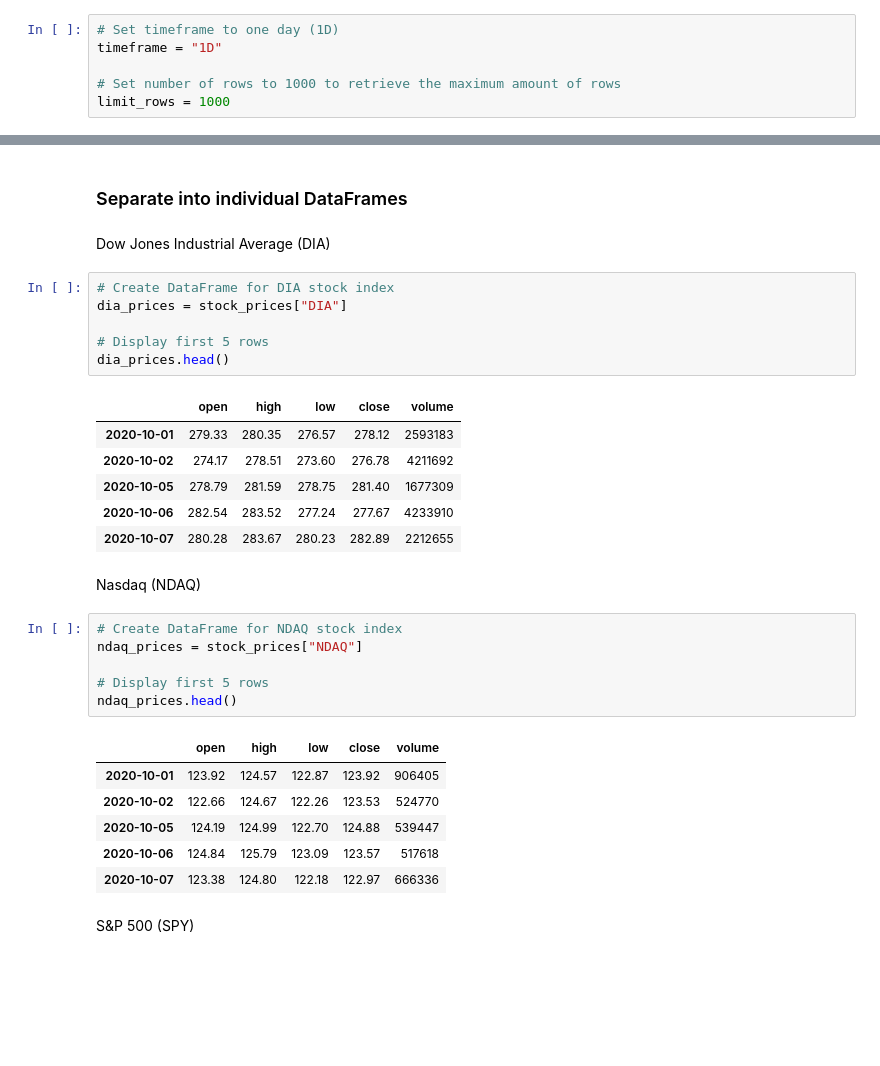
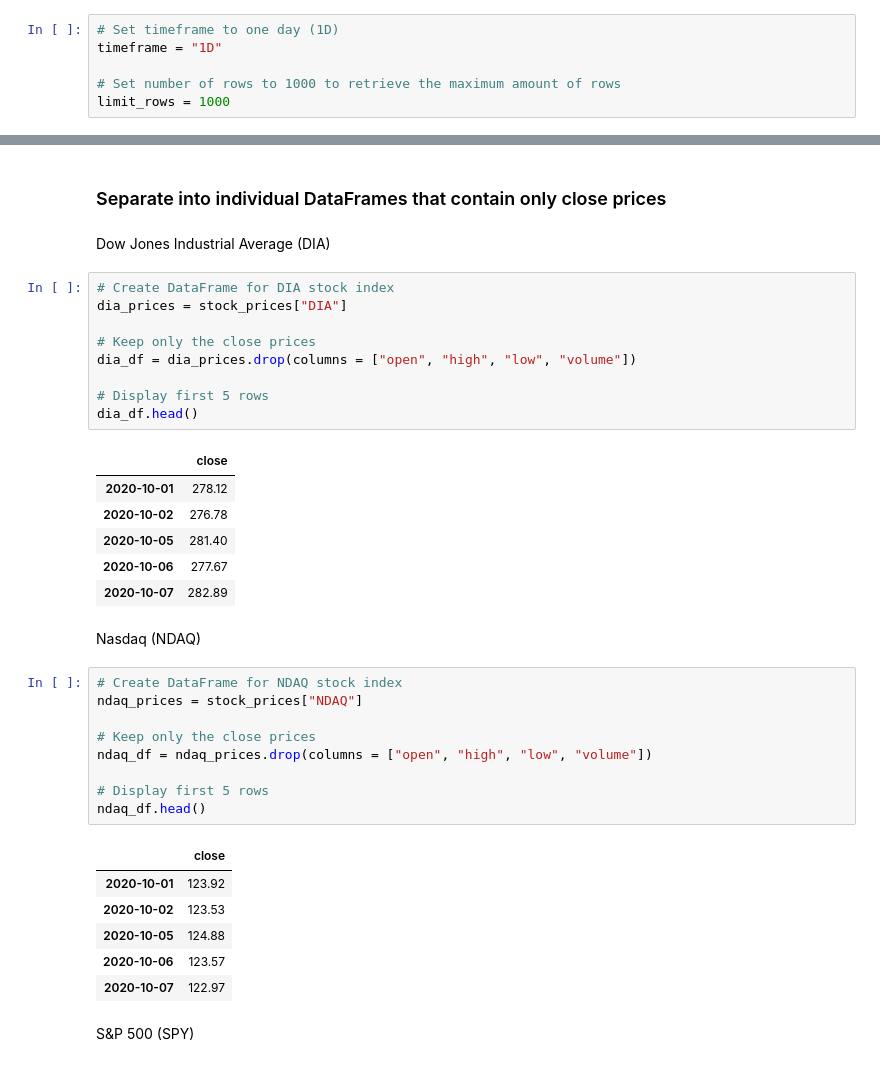
Before and after one commit to elliotlozano/bollinger_band_trading_algo, a Jupyter notebook: stock_data.ipynb, the cells around one changed output, grey strips where cells are left out. Cells and saved outputs as stored; diff of their text form; blank space fills up the shorter version.

```diff
--- a/stock_data.ipynb
+++ b/stock_data.ipynb
@@ -84,37 +86,43 @@ display(stock_prices.tail())
 | 2021-09-30 | 345.08 | 345.44 | 338.11 | 338.28 | 7371559 | 195.10 | 197.334 | 192.92 | 193.020 | 848464 | 436.02 | ... |
 | 2021-10-01 | 340.00 | 344.78 | 337.68 | 343.19 | 5920343 | 194.05 | 194.750 | 190.66 | 193.840 | 670129 | 430.98 | ... |
 # %% [markdown]
-### Separate into individual DataFrames
+### Separate into individual DataFrames that contain only close prices
 # %% [markdown]
 Dow Jones Industrial Average (DIA)
 # %%
 # Create DataFrame for DIA stock index
 dia_prices = stock_prices["DIA"]
 
+# Keep only the close prices
+dia_df = dia_prices.drop(columns = ["open", "high", "low", "volume"])
+
 # Display first 5 rows
-dia_prices.head()
+dia_df.head()
 # %% [output]
-|  | open | high | low | close | volume |
-| 2020-10-01 | 279.33 | 280.35 | 276.57 | 278.12 | 2593183 |
-| 2020-10-02 | 274.17 | 278.51 | 273.60 | 276.78 | 4211692 |
-| 2020-10-05 | 278.79 | 281.59 | 278.75 | 281.40 | 1677309 |
-| 2020-10-06 | 282.54 | 283.52 | 277.24 | 277.67 | 4233910 |
-| 2020-10-07 | 280.28 | 283.67 | 280.23 | 282.89 | 2212655 |
+|  | close |
+| 2020-10-01 | 278.12 |
+| 2020-10-02 | 276.78 |
+| 2020-10-05 | 281.40 |
+| 2020-10-06 | 277.67 |
+| 2020-10-07 | 282.89 |
 # %% [markdown]
 Nasdaq (NDAQ)
 # %%
 # Create DataFrame for NDAQ stock index
 ndaq_prices = stock_prices["NDAQ"]
 
+# Keep only the close prices
+ndaq_df = ndaq_prices.drop(columns = ["open", "high", "low", "volume"])
+
 # Display first 5 rows
-ndaq_prices.head()
+ndaq_df.head()
 # %% [output]
-|  | open | high | low | close | volume |
-| 2020-10-01 | 123.92 | 124.57 | 122.87 | 123.92 | 906405 |
-| 2020-10-02 | 122.66 | 124.67 | 122.26 | 123.53 | 524770 |
-| 2020-10-05 | 124.19 | 124.99 | 122.70 | 124.88 | 539447 |
-| 2020-10-06 | 124.84 | 125.79 | 123.09 | 123.57 | 517618 |
-| 2020-10-07 | 123.38 | 124.80 | 122.18 | 122.97 | 666336 |
+|  | close |
+| 2020-10-01 | 123.92 |
+| 2020-10-02 | 123.53 |
+| 2020-10-05 | 124.88 |
+| 2020-10-06 | 123.57 |
+| 2020-10-07 | 122.97 |
 # %% [markdown]
 S&P 500 (SPY)
 # %%
```
Also changed, not shown: parts of 11 cells of this notebook.
